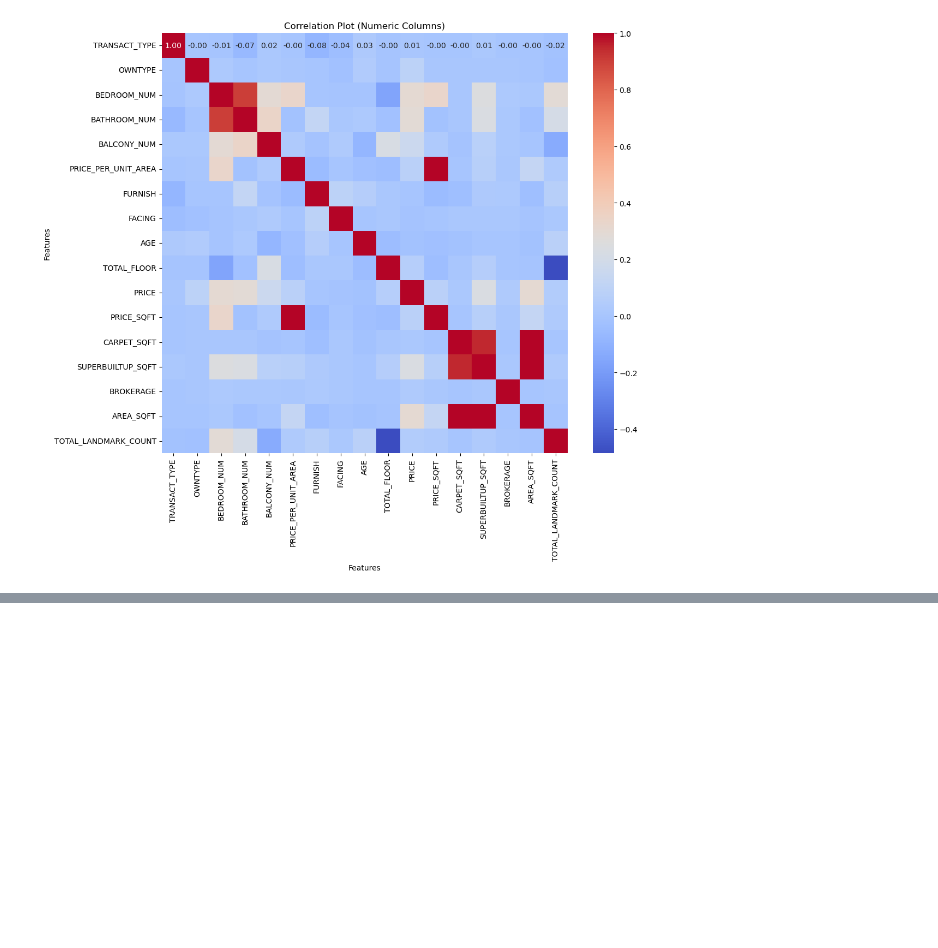
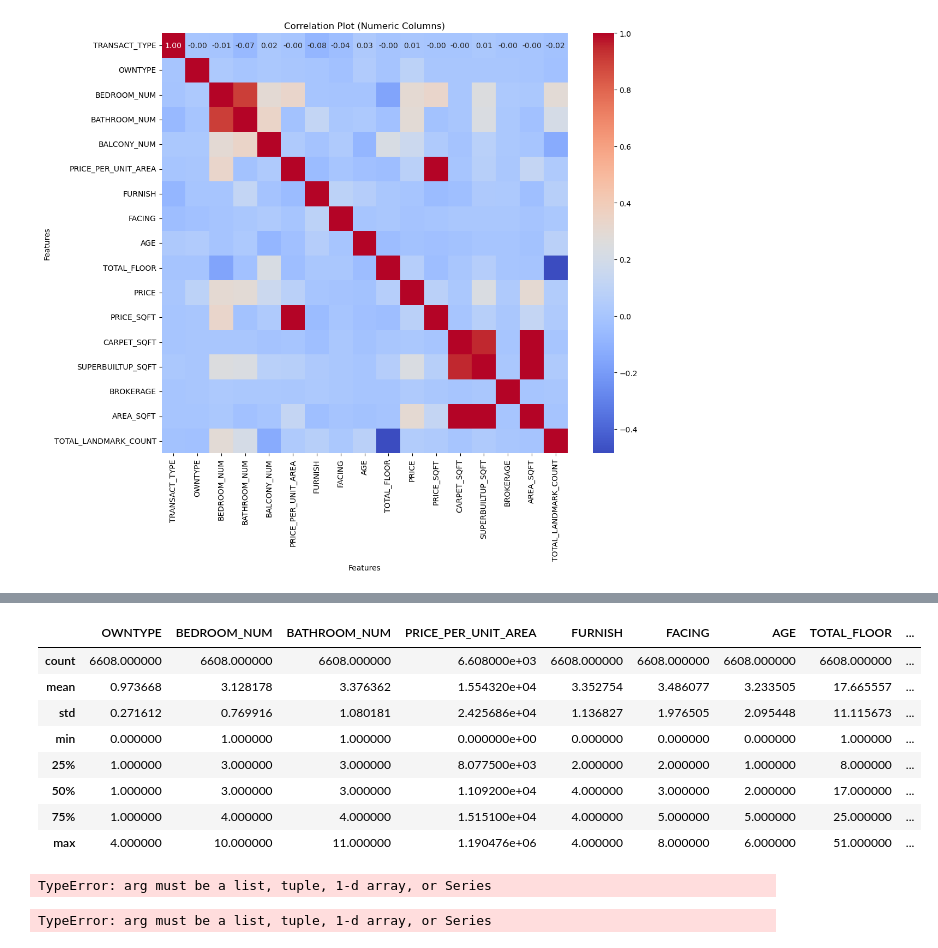
Before and after one commit to tanishhky/Housing-Research, a Jupyter notebook: main.ipynb, the cells around one changed output, grey strips where cells are left out. Drawn from its saved outputs; the diff is of its cells as text; code cells hidden in the pictures; blank space fills up the shorter version.

```diff
--- a/main.ipynb
+++ b/main.ipynb
@@ -82,0 +200,66 @@ plt.show()
+# %%
+ggndf.describe()
+# %% [output]
+|  | OWNTYPE | BEDROOM_NUM | BATHROOM_NUM | PRICE_PER_UNIT_AREA | FURNISH | FACING | AGE | TOTAL_FLOOR | ... |
+| count | 6608.000000 | 6608.000000 | 6608.000000 | 6.608000e+03 | 6608.000000 | 6608.000000 | 6608.000000 | 6608.000000 | ... |
+| mean | 0.973668 | 3.128178 | 3.376362 | 1.554320e+04 | 3.352754 | 3.486077 | 3.233505 | 17.665557 | ... |
+| std | 0.271612 | 0.769916 | 1.080181 | 2.425686e+04 | 1.136827 | 1.976505 | 2.095448 | 11.115673 | ... |
+| min | 0.000000 | 1.000000 | 1.000000 | 0.000000e+00 | 0.000000 | 0.000000 | 0.000000 | 1.000000 | ... |
+| 25% | 1.000000 | 3.000000 | 3.000000 | 8.077500e+03 | 2.000000 | 2.000000 | 1.000000 | 8.000000 | ... |
+| 50% | 1.000000 | 3.000000 | 3.000000 | 1.109200e+04 | 4.000000 | 3.000000 | 2.000000 | 17.000000 | ... |
+| 75% | 1.000000 | 4.000000 | 4.000000 | 1.515100e+04 | 4.000000 | 5.000000 | 5.000000 | 25.000000 | ... |
+| max | 4.000000 | 10.000000 | 11.000000 | 1.190476e+06 | 4.000000 | 8.000000 | 6.000000 | 51.000000 | ... |
+# %%
+column_to_convert = 'PRICE'
+
+# Attempt to convert elements in the specified column to int
+# If conversion fails, those rows will contain NaN
+ggndf[column_to_convert] = pd.to_numeric(ggndf[column_to_convert], errors='coerce')
+
+# Drop rows containing NaN values
+ggndf.dropna(subset=[column_to_convert], inplace=True)
+
+print(ggndf)
+# %% [output]
+TypeError: arg must be a list, tuple, 1-d array, or Series
+# %%
+import pandas as pd
+import matplotlib.pyplot as plt
+
+# Assuming 'PRICE' is the attribute you want to plot against all others
+attribute_name = 'PRICE'
+
+# Convert 'PRICE' column to numerical type
+ggndf['PRICE'] = pd.to_numeric(ggndf['PRICE'], errors='coerce')
+
+# Separate numerical and categorical columns
+numeric_attributes = [col for col in ggndf.columns if ggndf[col].dtype in ['int64', 'float64']]
+categorical_attributes = [col for col in ggndf.columns if ggndf[col].dtype == 'object']
+
+# Plot numerical attributes as bar graphs
+for numeric_attr in numeric_attributes:
+    # Filter rows with missing values in the numeric attribute
+    filtered_df = ggndf.dropna(subset=[numeric_attr])
+
+    plt.figure(figsize=(10, 6))
+    plt.bar(filtered_df[attribute_name], filtered_df[numeric_attr])
+    plt.xlabel(attribute_name)
+    plt.ylabel(numeric_attr)
+    plt.title(f'{numeric_attr} vs {attribute_name}')
+    plt.xticks(rotation=45)
+    plt.show()
+
+# Plot categorical attributes as bar graphs
+for categorical_attr in categorical_attributes:
+    # Filter rows with missing values in the categorical attribute
+    filtered_df = ggndf.dropna(subset=[categorical_attr])
+
+    plt.figure(figsize=(10, 6))
+    filtered_df[categorical_attr].value_counts().plot(kind='bar')
+    plt.xlabel(categorical_attr)
+    plt.ylabel('Count')
+    plt.title(f'{categorical_attr} Distribution')
+    plt.xticks(rotation=45)
+    plt.show()
+# %% [output]
+TypeError: arg must be a list, tuple, 1-d array, or Series
```
Also changed, not shown: parts of 15 cells of this notebook, 4 other files.
